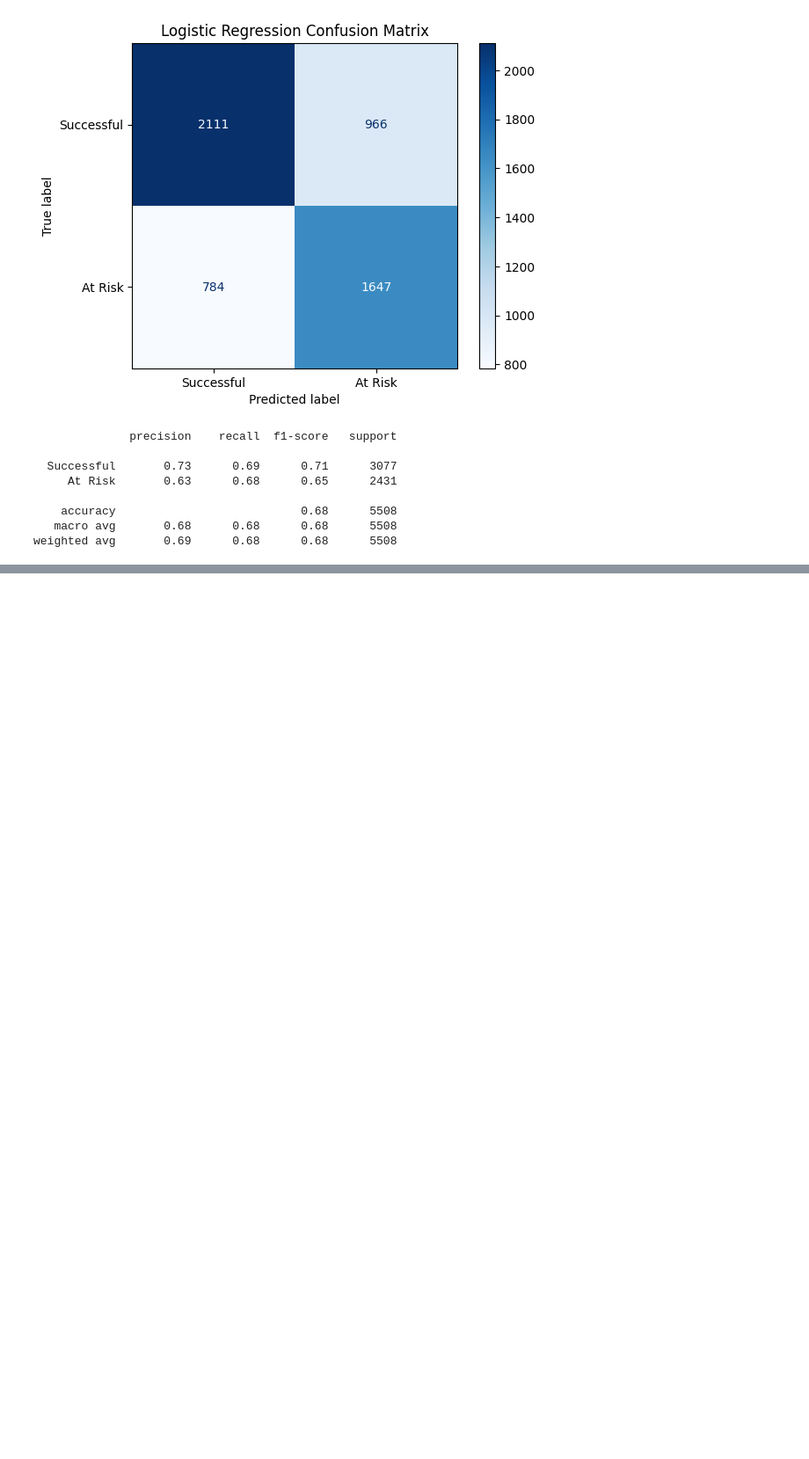
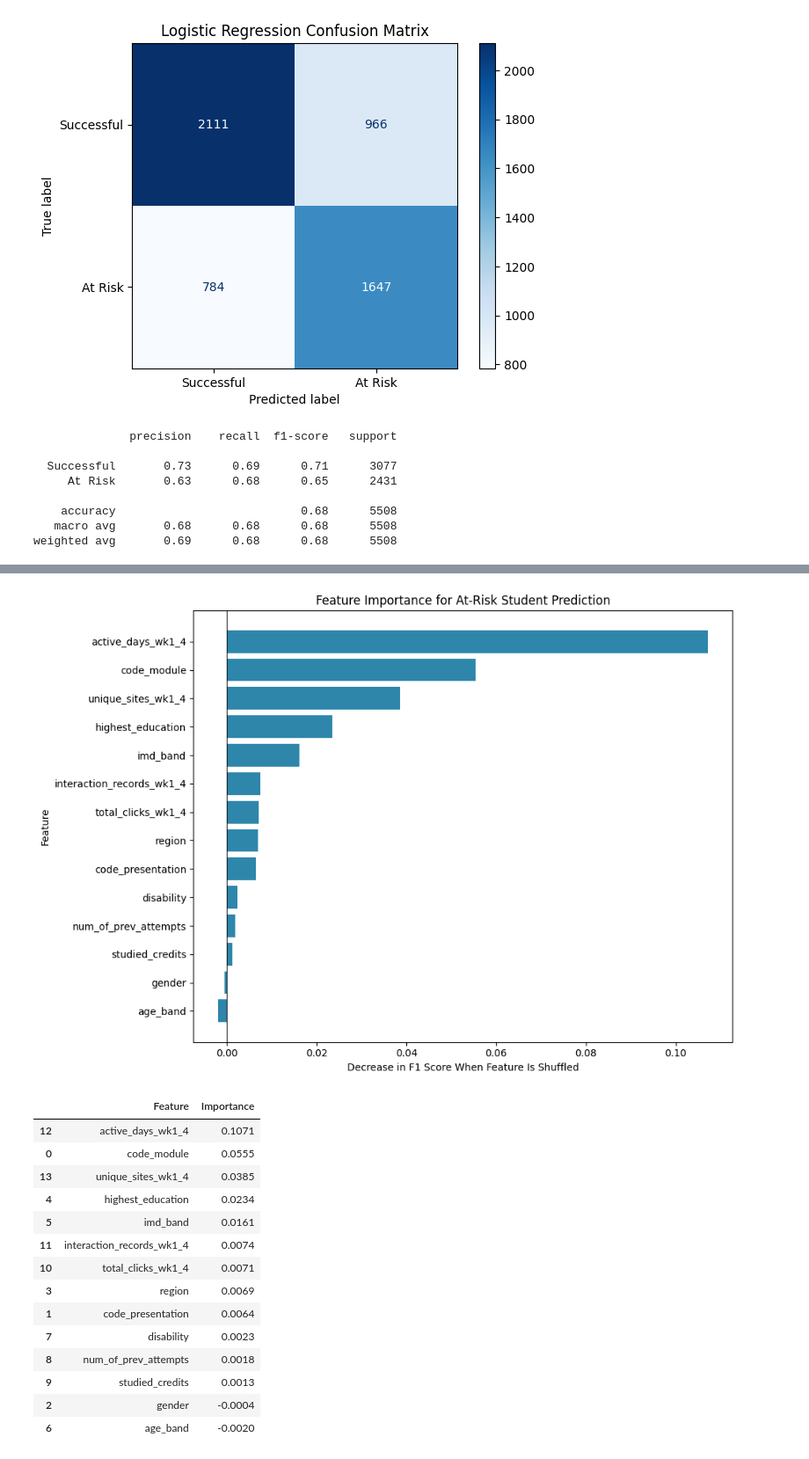
Before and after one commit to dalkhaseeb-D/at-risk-student-prediction, a Jupyter notebook: notebooks/01_data_audit.ipynb, the cells around one changed output, grey strips where cells are left out. Shown at 88% size. Cells and saved outputs as stored; diff of their text form; code cells hidden in the pictures; blank space fills up the shorter version.

```diff
--- a/notebooks/01_data_audit.ipynb
+++ b/notebooks/01_data_audit.ipynb
@@ -466,0 +647,57 @@ weighted avg       0.69      0.68      0.68      5508
+# %%
+from sklearn.inspection import permutation_importance
+import pandas as pd
+import matplotlib.pyplot as plt
+
+importance_result = permutation_importance(
+    fitted_models["Logistic Regression"],
+    X_test,
+    y_test,
+    scoring="f1",
+    n_repeats=5,
+    random_state=42,
+    n_jobs=-1
+)
+
+importance_df = pd.DataFrame({
+    "Feature": X_test.columns,
+    "Importance": importance_result.importances_mean
+}).sort_values("Importance", ascending=True)
+
+plt.figure(figsize=(10, 7))
+plt.barh(
+    importance_df["Feature"],
+    importance_df["Importance"],
+    color="#2E86AB"
+)
+
+plt.title("Feature Importance for At-Risk Student Prediction")
+plt.xlabel("Decrease in F1 Score When Feature Is Shuffled")
+plt.ylabel("Feature")
+plt.axvline(0, color="black", linewidth=0.8)
+plt.tight_layout()
+plt.show()
+
+display(
+    importance_df.sort_values(
+        "Importance",
+        ascending=False
+    ).round(4)
+)
+# %% [output]
+[figure, added]
+|  | Feature | Importance |
+| 12 | active_days_wk1_4 | 0.1071 |
+| 0 | code_module | 0.0555 |
+| 13 | unique_sites_wk1_4 | 0.0385 |
+| 4 | highest_education | 0.0234 |
+| 5 | imd_band | 0.0161 |
+| 11 | interaction_records_wk1_4 | 0.0074 |
+| 10 | total_clicks_wk1_4 | 0.0071 |
+| 3 | region | 0.0069 |
+| 1 | code_presentation | 0.0064 |
+| 7 | disability | 0.0023 |
+| 8 | num_of_prev_attempts | 0.0018 |
+| 9 | studied_credits | 0.0013 |
+| 2 | gender | -0.0004 |
+| 6 | age_band | -0.0020 |
```
Also changed, not shown: parts of 3 cells of this notebook.
